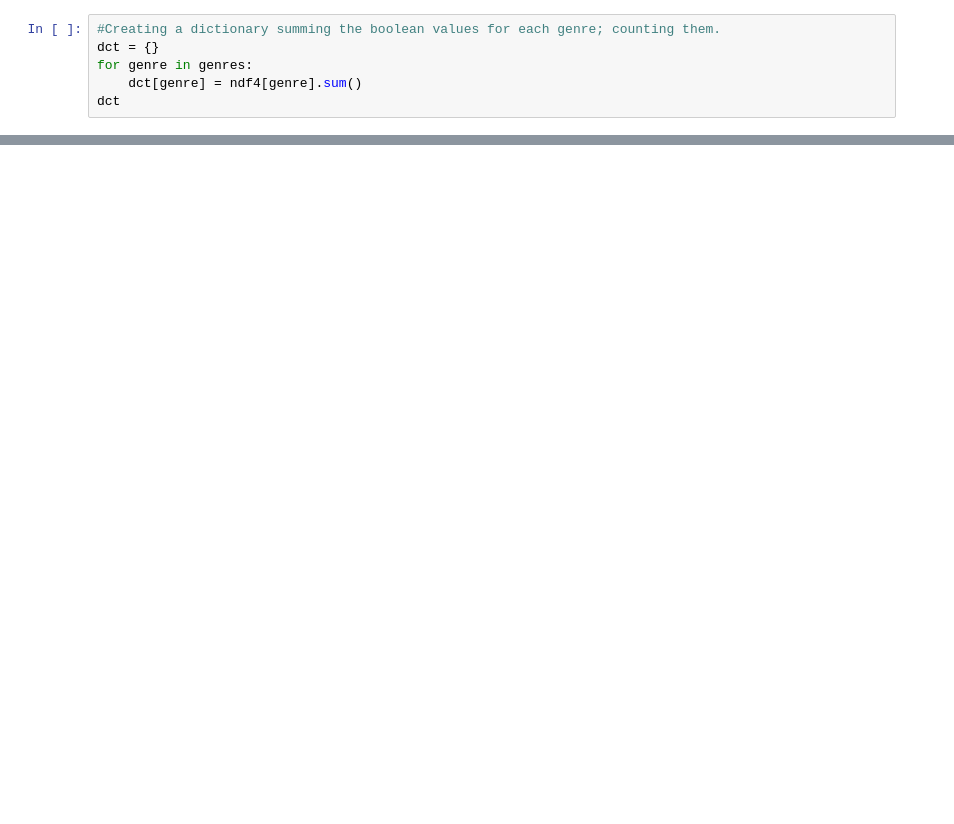
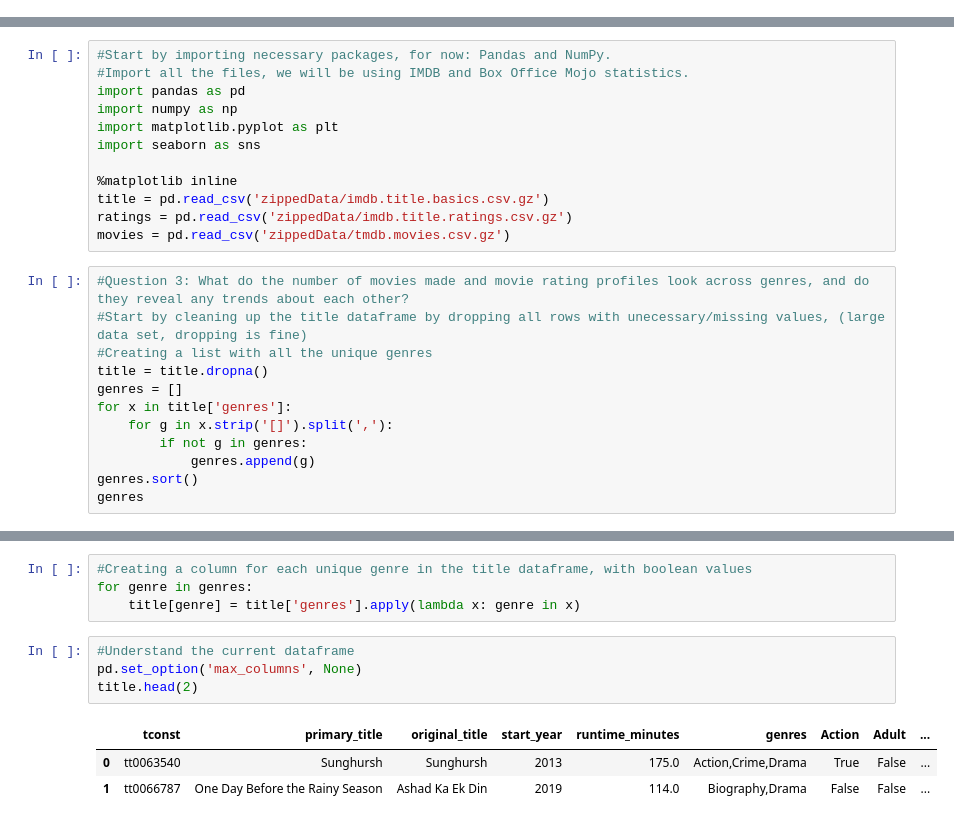
Before and after one commit to tjkim614/microsoft-movie-analysis, a Jupyter notebook: data-cleaning.ipynb, the cells around one changed output, grey strips where cells are left out. Drawn from its saved outputs; the diff is of its cells as text; blank space fills up the shorter version.

```diff
--- a/data-cleaning.ipynb
+++ b/data-cleaning.ipynb
@@ -285,6 +0,0 @@ ndf4.loc[ndf4['Western'] == True]['runtime_minutes'].mean()
-# %%
-#Creating a dictionary summing the boolean values for each genre; counting them.
-dct = {}
-for genre in genres:
-    dct[genre] = ndf4[genre].sum()
-dct
@@ -668,0 +1,24 @@ sns.scatterplot(low_vote['vote_average'], low_vote['vote_count'])
+# %%
+#Start by importing necessary packages, for now: Pandas and NumPy.
+#Import all the files, we will be using IMDB and Box Office Mojo statistics.
+import pandas as pd
+import numpy as np
+import matplotlib.pyplot as plt
+import seaborn as sns
+
+%matplotlib inline
+title = pd.read_csv('zippedData/imdb.title.basics.csv.gz')
+ratings = pd.read_csv('zippedData/imdb.title.ratings.csv.gz')
+movies = pd.read_csv('zippedData/tmdb.movies.csv.gz')
+# %%
+#Question 3: What do the number of movies made and movie rating profiles look across genres, and do they reveal any trends about each other?
+#Start by cleaning up the title dataframe by dropping all rows with unecessary/missing values, (large data set, dropping is fine)
+#Creating a list with all the unique genres
+title = title.dropna()
+genres = []
+for x in title['genres']:
+    for g in x.strip('[]').split(','):
+        if not g in genres:
+            genres.append(g)
+genres.sort()
+genres
@@ -668,0 +43,12 @@ sns.scatterplot(low_vote['vote_average'], low_vote['vote_count'])
+# %%
+#Creating a column for each unique genre in the title dataframe, with boolean values
+for genre in genres:
+    title[genre] = title['genres'].apply(lambda x: genre in x)
+# %%
+#Understand the current dataframe
+pd.set_option('max_columns', None)
+title.head(2)
+# %% [output]
+|  | tconst | primary_title | original_title | start_year | runtime_minutes | genres | Action | Adult | ... |
+| 0 | tt0063540 | Sunghursh | Sunghursh | 2013 | 175.0 | Action,Crime,Drama | True | False | ... |
+| 1 | tt0066787 | One Day Before the Rainy Season | Ashad Ka Ek Din | 2019 | 114.0 | Biography,Drama | False | False | ... |
```
Also changed, not shown: parts of 70 cells of this notebook.
